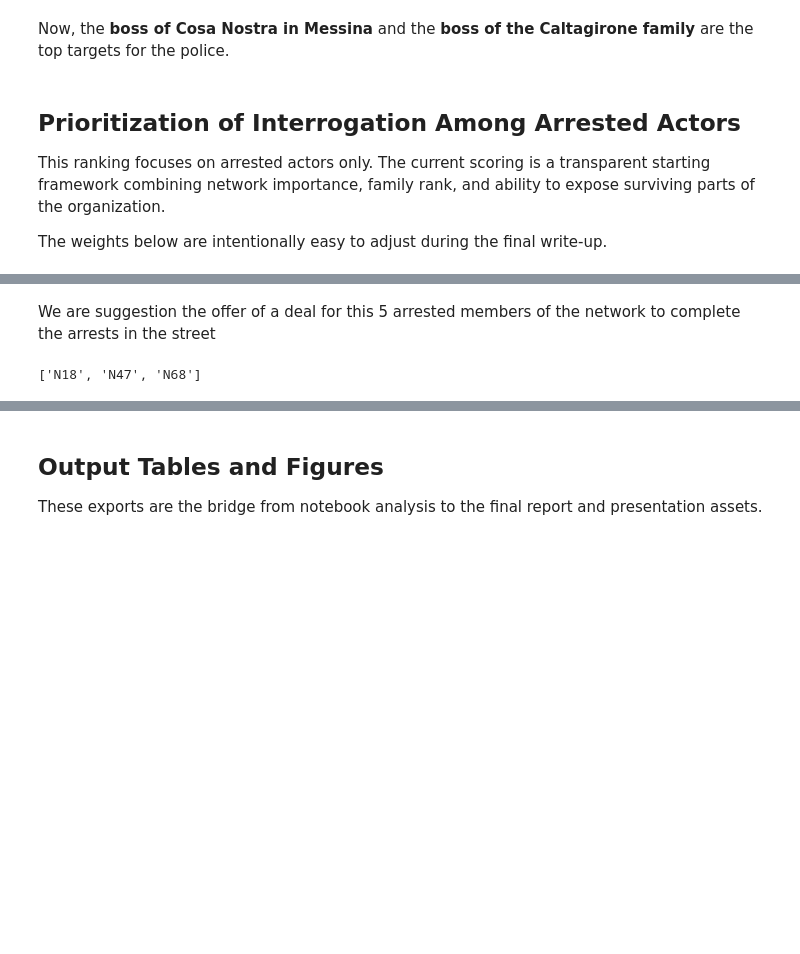
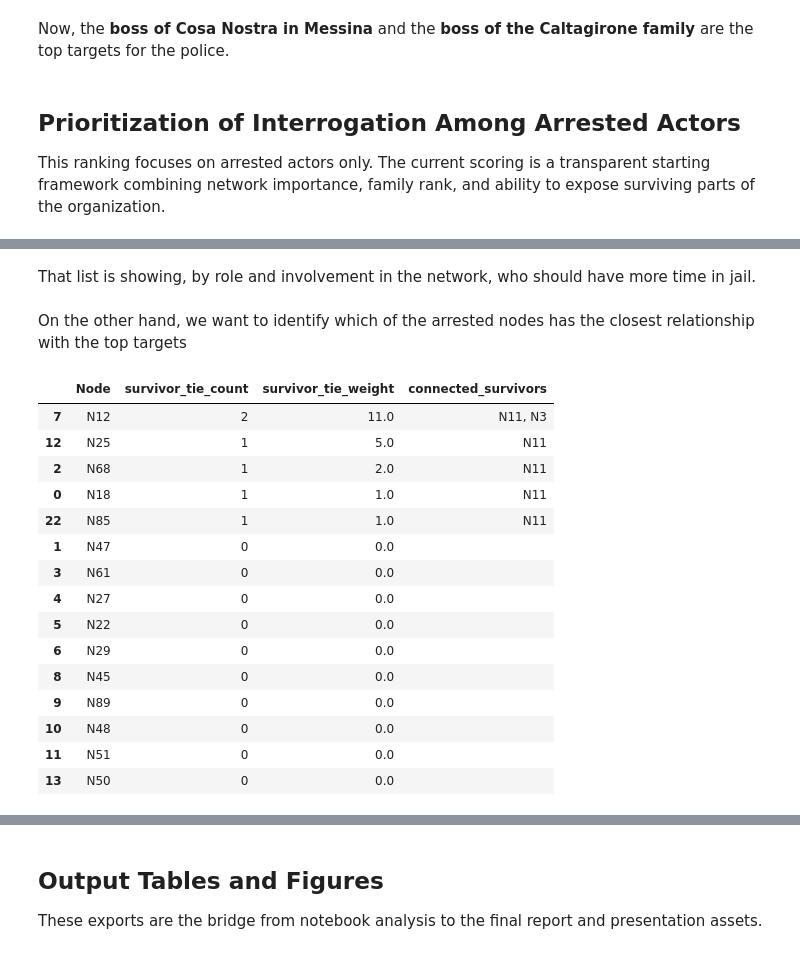
Before and after one commit to ignaciovadillos/The-Sicilian-Mafia---Network-Analysis, a Jupyter notebook: src/full_network_analysis.ipynb, the cells around one changed output, grey strips where cells are left out. Cells and saved outputs as stored; diff of their text form; code cells hidden in the pictures; blank space fills up the shorter version.

```diff
--- a/src/full_network_analysis.ipynb
+++ b/src/full_network_analysis.ipynb
@@ -415,7 +420,7 @@ for axis, node in zip(axes, top3_nodes):
         ax=axis,
         edge_color="#94a3b8",
         alpha=0.30,
-        width=0.8,
+        width=edge_widths,
     )
 
     # Draw nodes (same style)
@@ -807,8 +812,6 @@ Now, the **boss of Cosa Nostra in Messina** and the **boss of the Caltagirone fa
 ## Prioritization of Interrogation Among Arrested Actors
 
 This ranking focuses on arrested actors only. The current scoring is a transparent starting framework combining network importance, family rank, and ability to expose surviving parts of the organization.
-
-The weights below are intentionally easy to adjust during the final write-up.
 # %%
 arrested_priority = full_metrics.loc[full_metrics['arrested'] == 1].copy()
 
@@ -844,23 +847,53 @@ arrested_priority[
 | 9 | N89 | member | Batanesi | 0.024815 | 0.019716 | 3 | 2 | ... |
 | 15 | N43 | intermediator | Unknown | 0.015304 | 0.092779 | 1 | 6 | ... |
 | 11 | N48 | member | Batanesi | 0.019625 | 0.004354 | 4 | 3 | ... |
+# %% [markdown]
+That list is showing, by role and involvement in the network, who should have more time in jail.
 # %% [markdown]
-We are suggestion the offer of a deal for this 5 arrested members of the network to complete the arrests in the street
+On the other hand, we want to identify which of the arrested nodes has the closest relationship with the top targets
-# %%
-top_arrested_nodes = arrested_priority.head(3)['Node'].tolist()
-
-labels = {
-    node: node if node in top_arrested_nodes else ""
-    for node in full_visual_graph.nodes()
-}
-
-arrested_nodes = roles.loc[roles['arrested'] == 1, 'Node'].tolist()
-
-node_colors_arrested = [
-    "#ee6460" if node in arrested_nodes else "#9abae0"
-    for node in full_visual_graph.nodes()
-]
-
-top_arrested_nodes
-# %% [output]
-['N18', 'N47', 'N68']
+# %%
+arrested_nodes = full_metrics.loc[full_metrics['arrested'] == 1, 'Node'].tolist()
+
+rows = []
+
+G_ud = full_visual_graph.to_undirected()
+
+for node in arrested_nodes:
+    survivor_neighbors = []
+    tie_weight_sum = 0.0
+
+    for neighbor in G_ud.neighbors(node):
+        if neighbor in top_survivors:
+            survivor_neighbors.append(neighbor)
+            tie_weight_sum += G_ud[node][neighbor].get('weight', 0)
+
+    rows.append({
+        'Node': node,
+        'survivor_tie_count': len(survivor_neighbors),
+        'survivor_tie_weight': tie_weight_sum,
+        'connected_survivors': ', '.join(sorted(survivor_neighbors)) if survivor_neighbors else ''
+    })
+
+arrested_survivor_access = pd.DataFrame(rows).sort_values(
+    ['survivor_tie_count', 'survivor_tie_weight'],
+    ascending=False
+)
+
+arrested_survivor_access.head(15)
+# %% [output]
+|  | Node | survivor_tie_count | survivor_tie_weight | connected_survivors |
+| 7 | N12 | 2 | 11.0 | N11, N3 |
+| 12 | N25 | 1 | 5.0 | N11 |
+| 2 | N68 | 1 | 2.0 | N11 |
+| 0 | N18 | 1 | 1.0 | N11 |
+| 22 | N85 | 1 | 1.0 | N11 |
+| 1 | N47 | 0 | 0.0 |  |
+| 3 | N61 | 0 | 0.0 |  |
+| 4 | N27 | 0 | 0.0 |  |
+| 5 | N22 | 0 | 0.0 |  |
+| 6 | N29 | 0 | 0.0 |  |
+| 8 | N45 | 0 | 0.0 |  |
+| 9 | N89 | 0 | 0.0 |  |
+| 10 | N48 | 0 | 0.0 |  |
+| 11 | N51 | 0 | 0.0 |  |
+| 13 | N50 | 0 | 0.0 |  |
```
Also changed, not shown: parts of 9 cells of this notebook, 1 other file.
